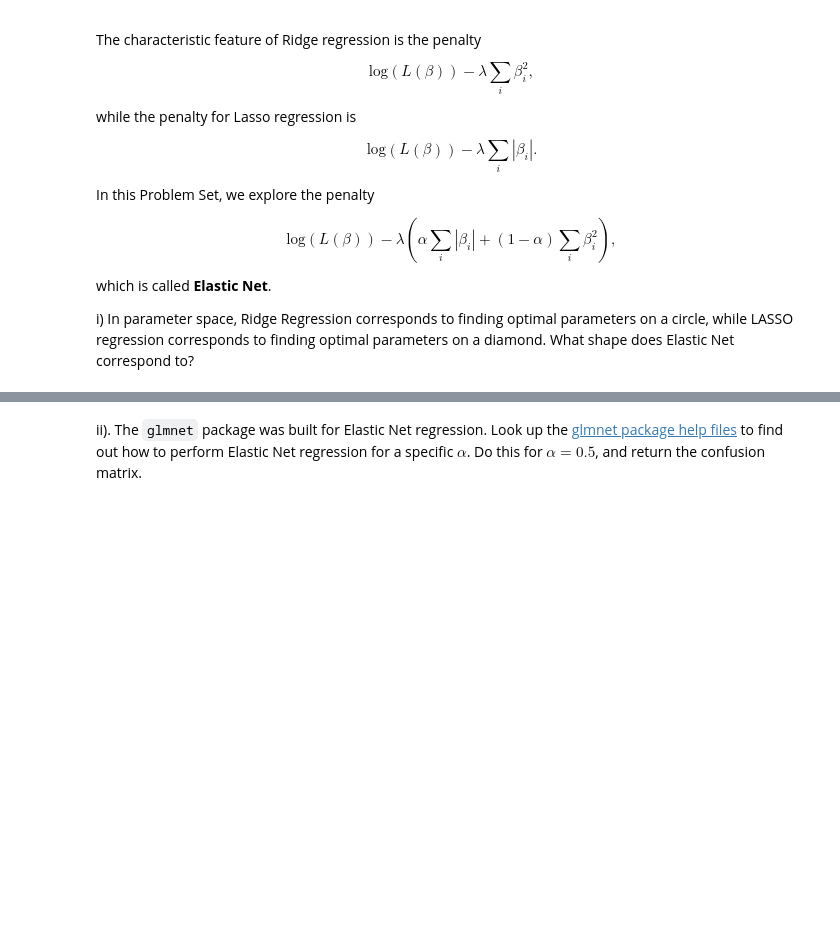
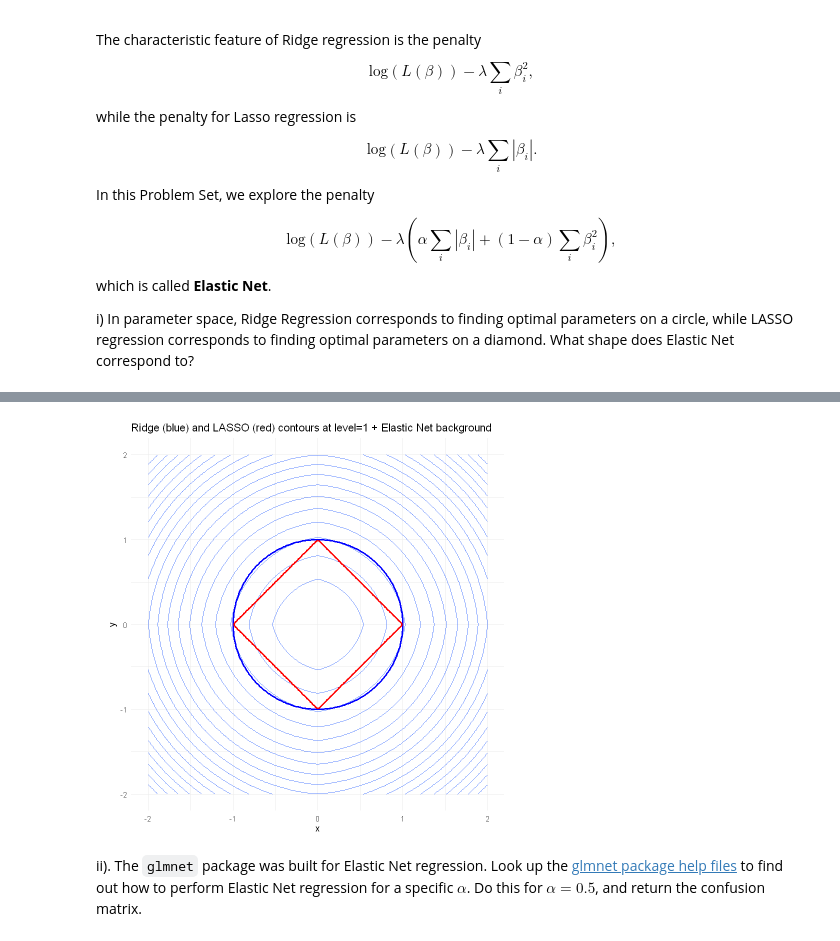
Before and after one commit to akarshkd/Math227C, a Jupyter notebook: ProblemSets_PartII/Math227C_P9.ipynb, the cells around one changed output, grey strips where cells are left out. Drawn from its saved outputs; the diff is of its cells as text; code cells hidden in the pictures; blank space fills up the shorter version.

```diff
--- a/ProblemSets_PartII/Math227C_P9.ipynb
+++ b/ProblemSets_PartII/Math227C_P9.ipynb
@@ -177,3 +183,45 @@ $$\mathrm{log}\left(L(\beta)\right) - \lambda \left(\alpha \sum_i | \beta_i | +
 which is called __Elastic Net__.
 
 i) In parameter space, Ridge Regression corresponds to finding optimal parameters on a circle, while LASSO regression corresponds to finding optimal parameters on a diamond. What shape does Elastic Net correspond to?
+# %%
+library(ggplot2)
+library(reshape2)
+
+# Grid for x and y
+x <- seq(-2, 2, length = 200)
+y <- seq(-2, 2, length = 200)
+grid <- expand.grid(x = x, y = y)
+
+lambda <- 1
+alpha <- 0.5
+
+# Ridge: x^2 + y^2
+grid$ridge <- with(grid, x^2 + y^2)
+
+# LASSO: |x| + |y|
+grid$lasso <- with(grid, abs(x) + abs(y))
+
+# Elastic Net penalized log-likelihood
+# Shift logL center to (0,0) for easy comparison
+logL <- with(grid, - (x^2 + y^2))
+penalty <- with(grid, lambda * (alpha * (abs(x) + abs(y)) + (1 - alpha) * (x^2 + y^2)))
+grid$elastic_net <- logL - penalty
+
+# Melt data for Ridge and LASSO contours
+contour_data <- melt(grid, id.vars = c("x", "y"), measure.vars = c("ridge", "lasso"))
+
+# Plot
+ggplot(grid, aes(x, y)) +
+  geom_contour(aes(z = elastic_net, fill = ..level..), bins = 20, alpha = 0.8) +  # Elastic Net background
+  scale_fill_viridis_c(option = "C") +
+  geom_contour(data = subset(contour_data, variable == "ridge"),
+               aes(z = value), color = "blue", size = 1,
+               breaks = c(1)) +  # Ridge: single contour at level = 1
+  geom_contour(data = subset(contour_data, variable == "lasso"),
+               aes(z = value), color = "red", size = 1,
+               breaks = c(1)) +   # LASSO: single contour at level = 1
+  coord_fixed() +
+  labs(title = "Ridge (blue) and LASSO (red) contours at level=1 + Elastic Net background",
+       fill = "Elastic Net\nobjective") +
+  theme_minimal()
+# %% [output]
@@ -180,3 +230,4 @@ i) In parameter space, Ridge Regression corresponds to finding optimal parameter
+[figure, added]
 # %% [markdown]
 ii). The `glmnet` package was built for Elastic Net regression. Look up the [glmnet package help files](https://www.rdocumentation.org/packages/glmnet/versions/3.0-2/topics/glmnet) to find out how to perform Elastic Net regression for a specific $\alpha$. Do this for $\alpha=0.5$, and return the confusion matrix.
 # %%
```
Also changed, not shown: parts of 4 cells of this notebook, 1 other file.
